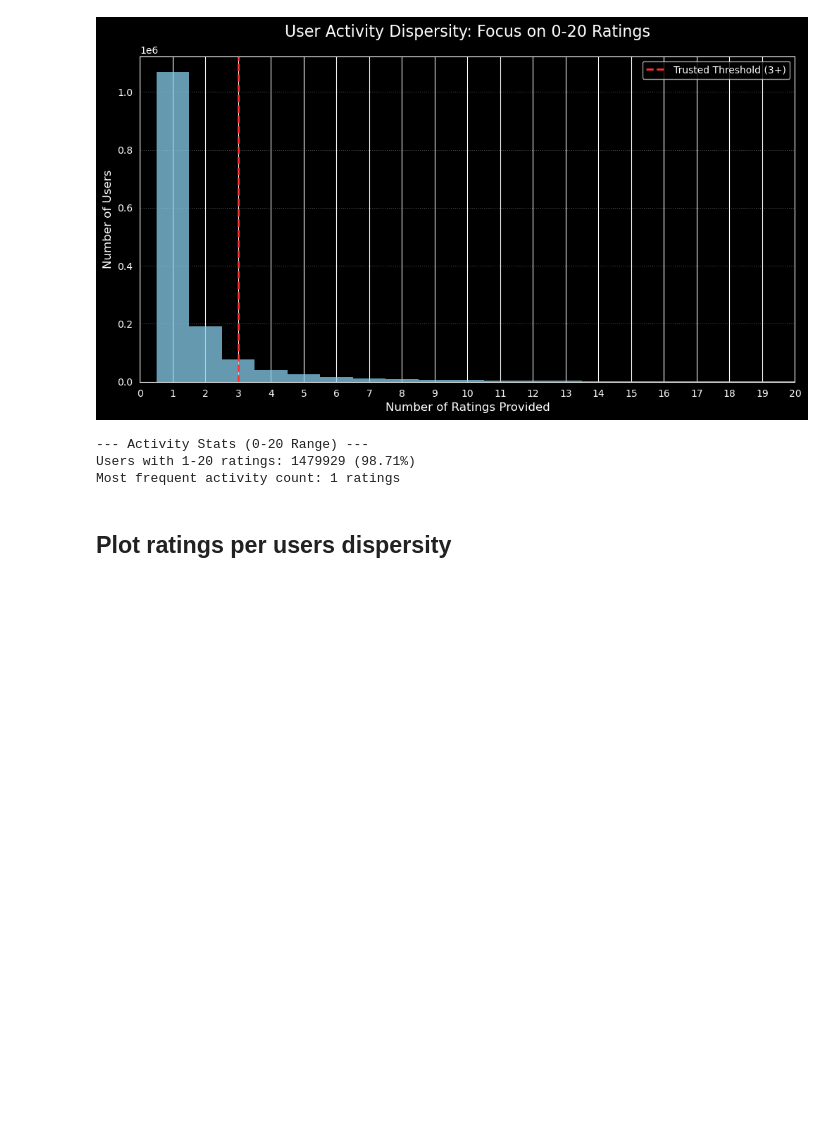
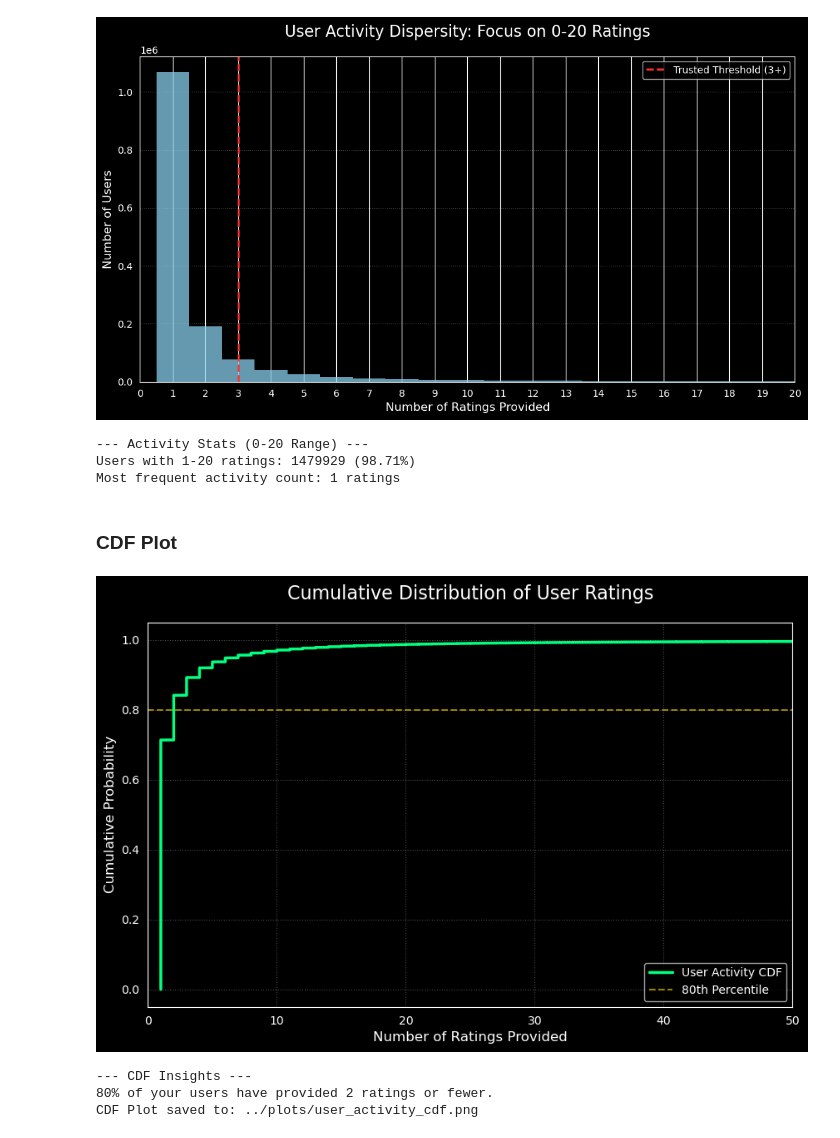
Before and after one commit to GeorgeStyl/Neural-Movie-Clusters, a Jupyter notebook: notebooks/0z_DROPBOX_clustering_and_embeddings.ipynb, the cells around one changed output. Drawn from its saved outputs; the diff is of its cells as text; code cells hidden in the pictures; blank space fills up the shorter version.

```diff
--- a/notebooks/0z_DROPBOX_clustering_and_embeddings.ipynb
+++ b/notebooks/0z_DROPBOX_clustering_and_embeddings.ipynb
@@ -44,6 +45,8 @@ output_folder = os.path.dirname(CLEAN_DATA_NPY)
 if not os.path.exists(output_folder):
     os.makedirs(output_folder)
     print(f"{GREEN}Output directory '{output_folder}' is ready.{RESET_COLORS}")
+
+CDF_PLOT_PATH = os.path.join(PLOTS_DIR, 'user_activity_cdf.png')
 # %% [markdown]
 ## Create and save DF
 # %%
@@ -887,5 +890,41 @@ plot_user_activity_optimized()
 --- Activity Stats (0-20 Range) ---
 Users with 1-20 ratings: 1479929 (98.71%)
 Most frequent activity count: 1 ratings
-# %% [markdown]
-## Plot ratings per users dispersity
+# %% [markdown]
+### CDF Plot
+# %%
+def plot_user_activity_cdf(user_counts):
+    sorted_counts = np.sort(user_counts)
+    proportion = np.arange(len(sorted_counts)) / float(len(sorted_counts) - 1)
+
+    plt.style.use('dark_background')
+    plt.figure(figsize=(10, 6))
+
+    # Use PLOT_GREEN for the line
+    plt.plot(sorted_counts, proportion, color=PLOT_GREEN, linewidth=2.5, label='User Activity CDF')
+
+    plt.title('Cumulative Distribution of User Ratings', fontsize=16, color='white', pad=20)
+    plt.xlabel('Number of Ratings Provided', fontsize=12, color='white')
+    plt.ylabel('Cumulative Probability', fontsize=12, color='white')
+
+    plt.xlim(0, 50)
+    plt.grid(axis='both', linestyle=':', alpha=0.3)
+
+    # Use PLOT_YELLOW for the threshold line (The Fix)
+    plt.axhline(0.8, color=PLOT_YELLOW, linestyle='--', alpha=0.6, label='80th Percentile')
+    plt.legend(loc='lower right', labelcolor='white')
+
+    plt.savefig(CDF_PLOT_PATH, facecolor='#121212', bbox_inches='tight', dpi=100)
+    plt.show()
+
+    eighty_percent_val = sorted_counts[int(0.8 * len(sorted_counts))]
+    print(f"{YELLOW}--- CDF Insights ---{RESET_COLORS}")
+    print(f"80% of your users have provided {eighty_percent_val} ratings or fewer.")
+    print(f"{GREEN}CDF Plot saved to: {CDF_PLOT_PATH}{RESET_COLORS}")
+
+plot_user_activity_cdf(user_counts)
+# %% [output]
+[figure, added]
+--- CDF Insights ---
+80% of your users have provided 2 ratings or fewer.
+CDF Plot saved to: ../plots/user_activity_cdf.png
```
Also changed, not shown: parts of 4 cells of this notebook.
